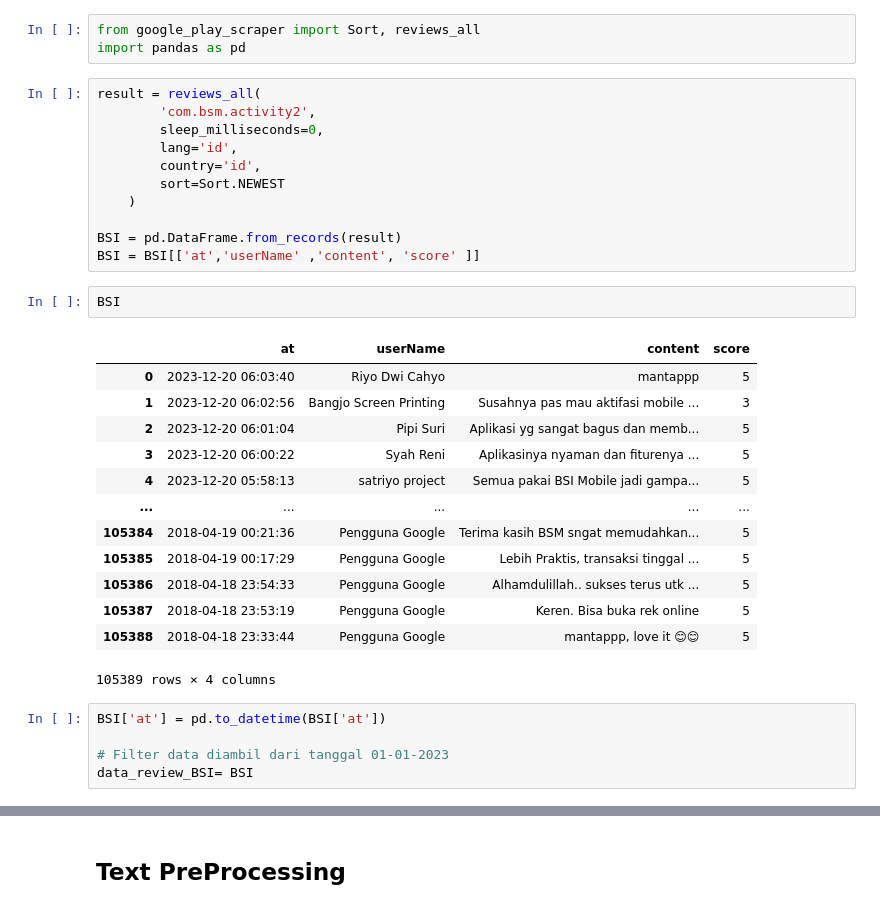
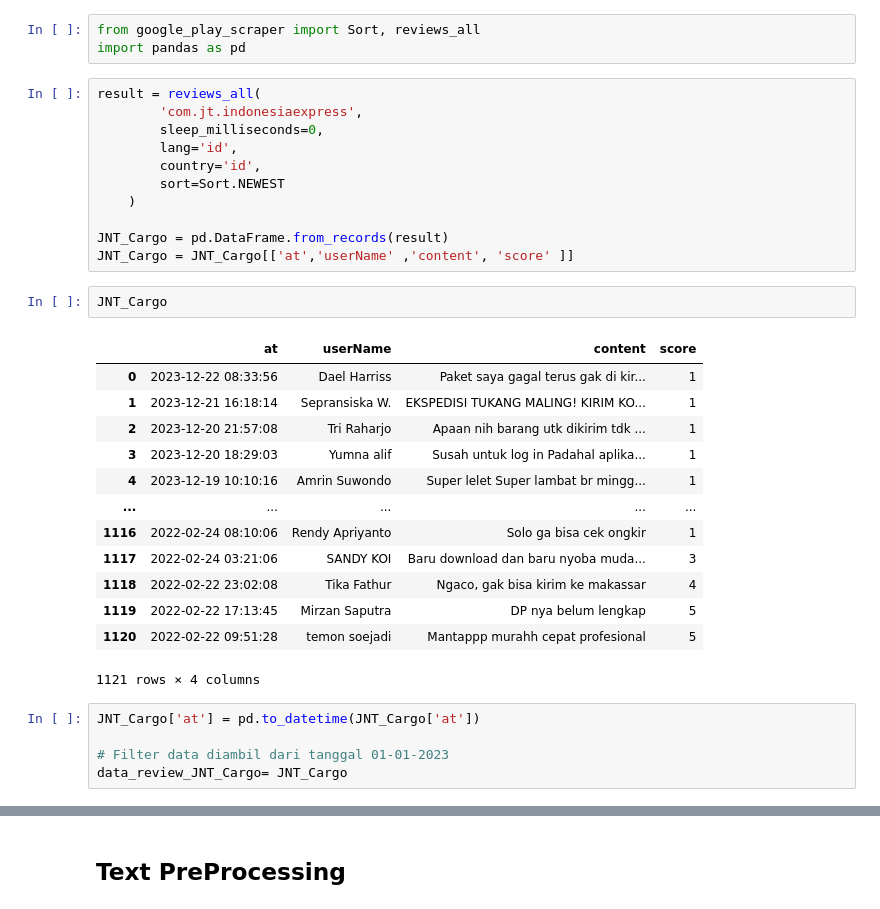
Before and after one commit to MuzniZakiRiyadi/Text_Analysis, a Jupyter notebook: UAS_TEXT_ANALYSIS_MUZNI_ZAKI_RIYADI_2008108010027.ipynb, the cells around one changed output, grey strips where cells are left out. Drawn from its saved outputs; the diff is of its cells as text.

```diff
--- a/UAS_TEXT_ANALYSIS_MUZNI_ZAKI_RIYADI_2008108010027.ipynb
+++ b/UAS_TEXT_ANALYSIS_MUZNI_ZAKI_RIYADI_2008108010027.ipynb
@@ -19,33 +19,33 @@ from google_play_scraper import Sort, reviews_all
 import pandas as pd
 # %%
 result = reviews_all(
-        'com.bsm.activity2',
+        'com.jt.indonesiaexpress',
         sleep_milliseconds=0,
         lang='id',
         country='id',
         sort=Sort.NEWEST
     )
 
-BSI = pd.DataFrame.from_records(result)
-BSI = BSI[['at','userName' ,'content', 'score' ]]
+JNT_Cargo = pd.DataFrame.from_records(result)
+JNT_Cargo = JNT_Cargo[['at','userName' ,'content', 'score' ]]
-# %%
-BSI
-# %% [output]
-|  | at | userName | content | score |
-| 0 | 2023-12-20 06:03:40 | Riyo Dwi Cahyo | mantappp | 5 |
-| 1 | 2023-12-20 06:02:56 | Bangjo Screen Printing | Susahnya pas mau aktifasi mobile ... | 3 |
-| 2 | 2023-12-20 06:01:04 | Pipi Suri | Aplikasi yg sangat bagus dan memb... | 5 |
-| 3 | 2023-12-20 06:00:22 | Syah Reni | Aplikasinya nyaman dan fiturenya ... | 5 |
-| 4 | 2023-12-20 05:58:13 | satriyo project | Semua pakai BSI Mobile jadi gampa... | 5 |
-| ... | ... | ... | ... | ... |
-| 105384 | 2018-04-19 00:21:36 | Pengguna Google | Terima kasih BSM sngat memudahkan... | 5 |
-| 105385 | 2018-04-19 00:17:29 | Pengguna Google | Lebih Praktis, transaksi tinggal ... | 5 |
-| 105386 | 2018-04-18 23:54:33 | Pengguna Google | Alhamdulillah.. sukses terus utk ... | 5 |
-| 105387 | 2018-04-18 23:53:19 | Pengguna Google | Keren. Bisa buka rek online | 5 |
-| 105388 | 2018-04-18 23:33:44 | Pengguna Google | mantappp, love it 😊😊 | 5 |
-105389 rows × 4 columns
+# %%
+JNT_Cargo
+# %% [output]
+|  | at | userName | content | score |
+| 0 | 2023-12-22 08:33:56 | Dael Harriss | Paket saya gagal terus gak di kir... | 1 |
+| 1 | 2023-12-21 16:18:14 | Sepransiska W. | EKSPEDISI TUKANG MALING! KIRIM KO... | 1 |
+| 2 | 2023-12-20 21:57:08 | Tri Raharjo | Apaan nih barang utk dikirim tdk ... | 1 |
+| 3 | 2023-12-20 18:29:03 | Yumna alif | Susah untuk log in Padahal aplika... | 1 |
+| 4 | 2023-12-19 10:10:16 | Amrin Suwondo | Super lelet Super lambat br mingg... | 1 |
+| ... | ... | ... | ... | ... |
+| 1116 | 2022-02-24 08:10:06 | Rendy Apriyanto | Solo ga bisa cek ongkir | 1 |
+| 1117 | 2022-02-24 03:21:06 | SANDY KOI | Baru download dan baru nyoba muda... | 3 |
+| 1118 | 2022-02-22 23:02:08 | Tika Fathur | Ngaco, gak bisa kirim ke makassar | 4 |
+| 1119 | 2022-02-22 17:13:45 | Mirzan Saputra | DP nya belum lengkap | 5 |
+| 1120 | 2022-02-22 09:51:28 | temon soejadi | Mantappp murahh cepat profesional | 5 |
+1121 rows × 4 columns
 # %%
-BSI['at'] = pd.to_datetime(BSI['at'])
+JNT_Cargo['at'] = pd.to_datetime(JNT_Cargo['at'])
 
 # Filter data diambil dari tanggal 01-01-2023
-data_review_BSI= BSI
+data_review_JNT_Cargo= JNT_Cargo
```
Also changed, not shown: parts of 27 cells of this notebook.
